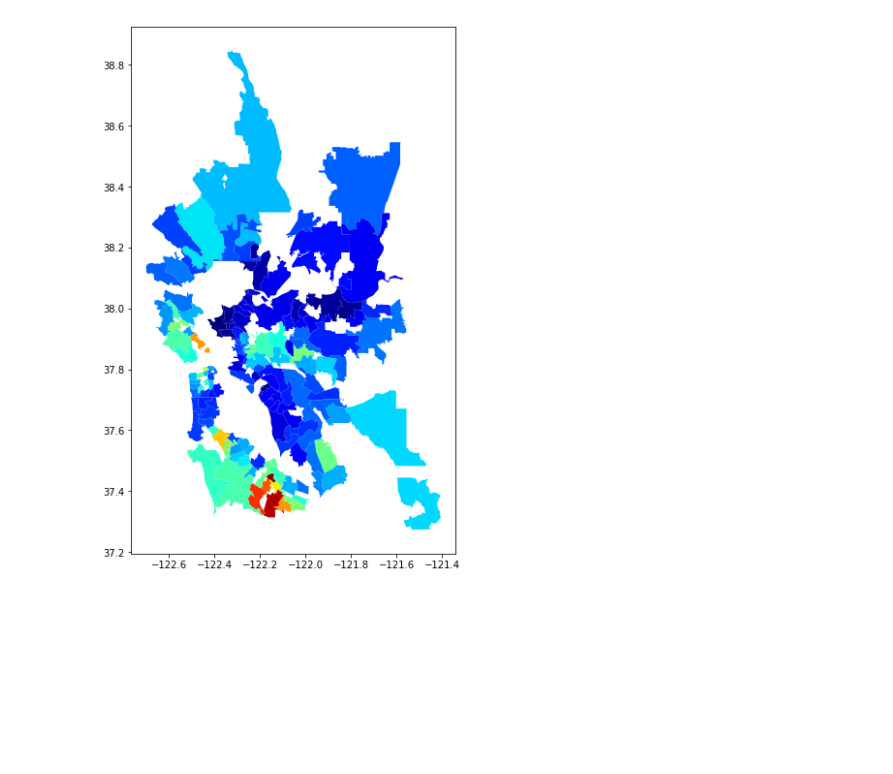
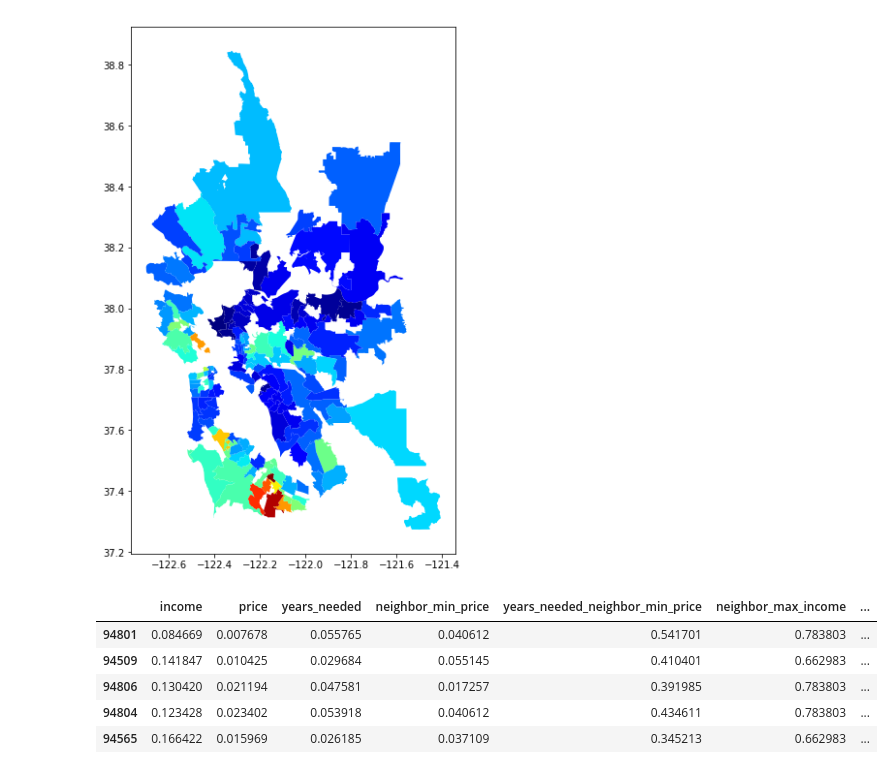
Before and after one commit to heronyang/house-price-vs-income, a Jupyter notebook: Income v.s. House Price.ipynb, the cells around one changed output. Saved outputs shown, nothing was run; the diff lists cells and outputs as text; code cells hidden in the pictures; blank space fills up the shorter version.

```diff
--- a/Income v.s. House Price.ipynb
+++ b/Income v.s. House Price.ipynb
@@ -572,3 +591,13 @@ plot_shapes(filtered_shape_records, normalized_df, "years_needed_neighbor_max_in
 # %% [output]
 <matplotlib.figure.Figure at 0x...>
 [figure]
+# %%
+sorted_df = normalized_df.sort_values("years_needed_neighbor_max_income")
+sorted_df.head()
+# %% [output]
+|  | income | price | years_needed | neighbor_min_price | years_needed_neighbor_min_price | neighbor_max_income | ... |
+| 94801 | 0.084669 | 0.007678 | 0.055765 | 0.040612 | 0.541701 | 0.783803 | ... |
+| 94509 | 0.141847 | 0.010425 | 0.029684 | 0.055145 | 0.410401 | 0.662983 | ... |
+| 94806 | 0.130420 | 0.021194 | 0.047581 | 0.017257 | 0.391985 | 0.783803 | ... |
+| 94804 | 0.123428 | 0.023402 | 0.053918 | 0.040612 | 0.434611 | 0.783803 | ... |
+| 94565 | 0.166422 | 0.015969 | 0.026185 | 0.037109 | 0.345213 | 0.662983 | ... |
```
Also changed, not shown: parts of 10 cells of this notebook.
